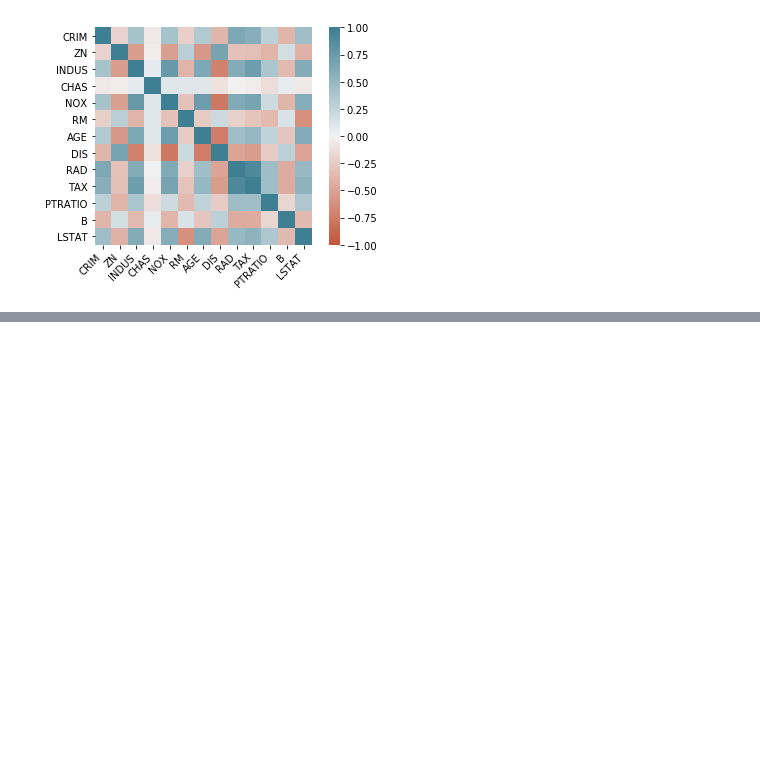
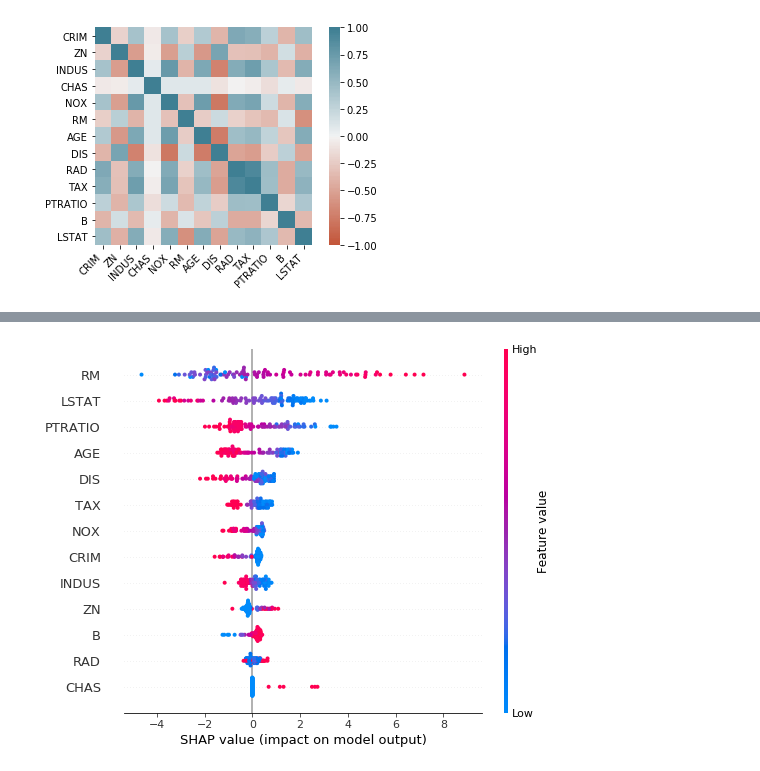
Before and after one commit to joebuckley24/shapley-boston, a Jupyter notebook: shap2.ipynb, the cells around one changed output, grey strips where cells are left out. Drawn from its saved outputs; the diff is of its cells as text; code cells hidden in the pictures; blank space fills up the shorter version.

```diff
--- a/shap2.ipynb
+++ b/shap2.ipynb
@@ -193,3 +208,9 @@ testing RMSE: 15.669912735387507
+# %%
+ex_svr = shap.KernelExplainer(svr_reg.predict, X_train_summary)
+shap_values_svr = ex_svr.shap_values(X_test_DF)
+shap.summary_plot(shap_values_svr, X_test_DF)
+# %% [output]
+[figure, added]
 # %%
 elasticnet = make_pipeline(StandardScaler(), SGDRegressor(penalty='elasticnet'))
 elasticnet.fit(X, y)
```
Also changed, not shown: parts of 8 cells of this notebook.
